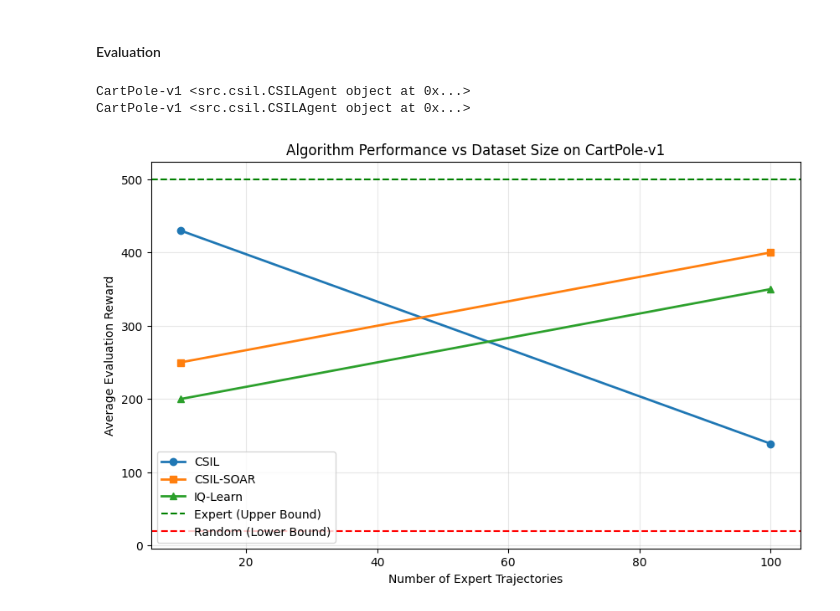
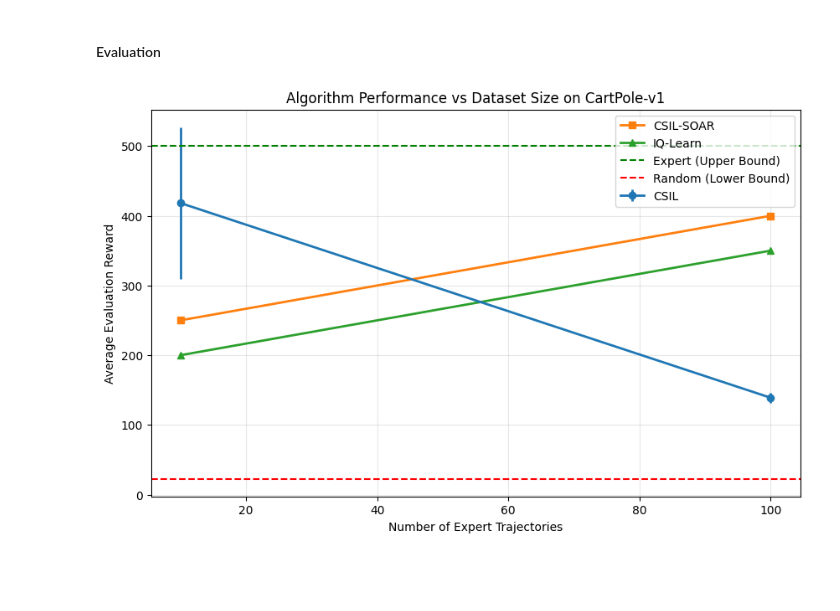
Before and after one commit to Cyril955/rl_course, a Jupyter notebook: applied_project/main_notebook.ipynb, the cells around one changed output. Saved outputs shown, nothing was run; the diff lists cells and outputs as text; code cells hidden in the pictures; blank space fills up the shorter version.

```diff
--- a/applied_project/main_notebook.ipynb
+++ b/applied_project/main_notebook.ipynb
@@ -119,9 +120,9 @@ device
 # %% [output]
 device(type='cpu')
 # %%
-environments = [ENV_1, ENV_2, ENV_3]
+environments = [ENV_1] #, ENV_2, ENV_3]
 
-for i in range(3):
+for i in range(len(environments)):
     environments[i]['env'] = initialize_env(environments[i]['label'], RANDOM_SEED, print_spaces=True)
 
 np.random.seed(RANDOM_SEED)
@@ -157,7 +148,7 @@ if TRAIN_EXPERTS:
         expert_policies.append(policy)
 else:
     expert_policies = {}
-    for env in [ENV_1]: # environments:
+    for env in environments:
         for dataset_size in DATASET_SIZES:
             path = f"./results/expert_datasets/{env['label']}/expert_K{dataset_size}_seed0.npz"
             policy = np.load(path)
@@ -188,7 +179,7 @@ if TRAIN_CSIL:
     with open("config/csil_params.yaml", "r") as f:
             csil_dict = yaml.safe_load(f)
 
-    for env_dic in [ENV_1]: # (environments, range(3)):
+    for env_dic in environments:
         for dataset_size in DATASET_SIZES:
             expert_policy = expert_policies[(env_dic['label'], dataset_size)]
             csil_agent, episode_scores, bc_policy = run_csil(env_dic['env'],
@@ -236,7 +208,7 @@ Phase 1 — Behavioural Cloning
 # %% [markdown]
 #### Evaluation
 # %%
-for env_dic in [ENV_1]: # (environments, range(3)):
+for env_dic in environments:
     # Evaluate baselines (expert and random) for each environment
     env_name = env_dic['label']
     expert_model_path = "./results/policies/" + env_name + "/ppo_expert_seed_0.zip"
@@ -255,41 +227,40 @@ for agent in csil_agents:
     mean_reward, std_reward = evaluate_policy(env_dic['env'], agent=agent, csil_dict=csil_dict)
     csil_results_mean.append(mean_reward)
     csil_results_std.append(std_reward)
-# %% [output]
-CartPole-v1 <src.csil.CSILAgent object at 0x...>
-CartPole-v1 <src.csil.CSILAgent object at 0x...>
 # %%
 # Assume you have collected these dictionaries from your training loops
 # Format: { dataset_size: mean_reward }
 i = -1
-for env_dic in [ENV_1]: # environments:
+for env_dic in environments:
     i += 1
-    csil_results = csil_results_mean[i*2:(i+1)*2]
+    csil_results = csil_results_mean[i*NB_DATASET:(i+1)*NB_DATASET]
+    csil_results_err = csil_results_std[i*NB_DATASET:(i+1)*NB_DATASET]
+
     csil_soar_results = {10: 250, 100: 400}
     iq_learn_results = {10: 200, 100: 350}
 
     dataset_sizes = DATASET_SIZES
     env_name = env_dic['label']
 
     # 2. Plotting
     plt.figure(figsize=(10, 6))
 
     # Plot Algorithms
-    plt.plot(dataset_sizes, csil_results, marker='o', label='CSIL', linewidth=2)
+    plt.errorbar(dataset_sizes, csil_results, yerr=csil_results_err, marker='o', label='CSIL', linewidth=2)
     plt.plot(dataset_sizes, list(csil_soar_results.values()), marker='s', label='CSIL-SOAR', linewidth=2)
     plt.plot(dataset_sizes, list(iq_learn_results.values()), marker='^', label='IQ-Learn', linewidth=2)
 
     # Plot Bounds
     plt.axhline(y=expert_score, color='g', linestyle='--', label='Expert (Upper Bound)')
     # plt.axhline(y=[expert_score-expert_std, expert_score+expert_std], color='r', linestyle='--')
     plt.axhline(y=random_score, color='r', linestyle='--', label='Random (Lower Bound)')
     # plt.axhline(y=[random_score-random_std, random_score+random_std], color='r', linestyle='--')
 
     plt.title(f"Algorithm Performance vs Dataset Size on {env_name}")
     plt.xlabel("Number of Expert Trajectories")
     plt.ylabel("Average Evaluation Reward")
     plt.legend()
     plt.grid(True, alpha=0.3)
     plt.show()
 # %% [output]
-[figure, old version]
+[figure, new version]
```
Also changed, not shown: parts of 4 cells of this notebook.
